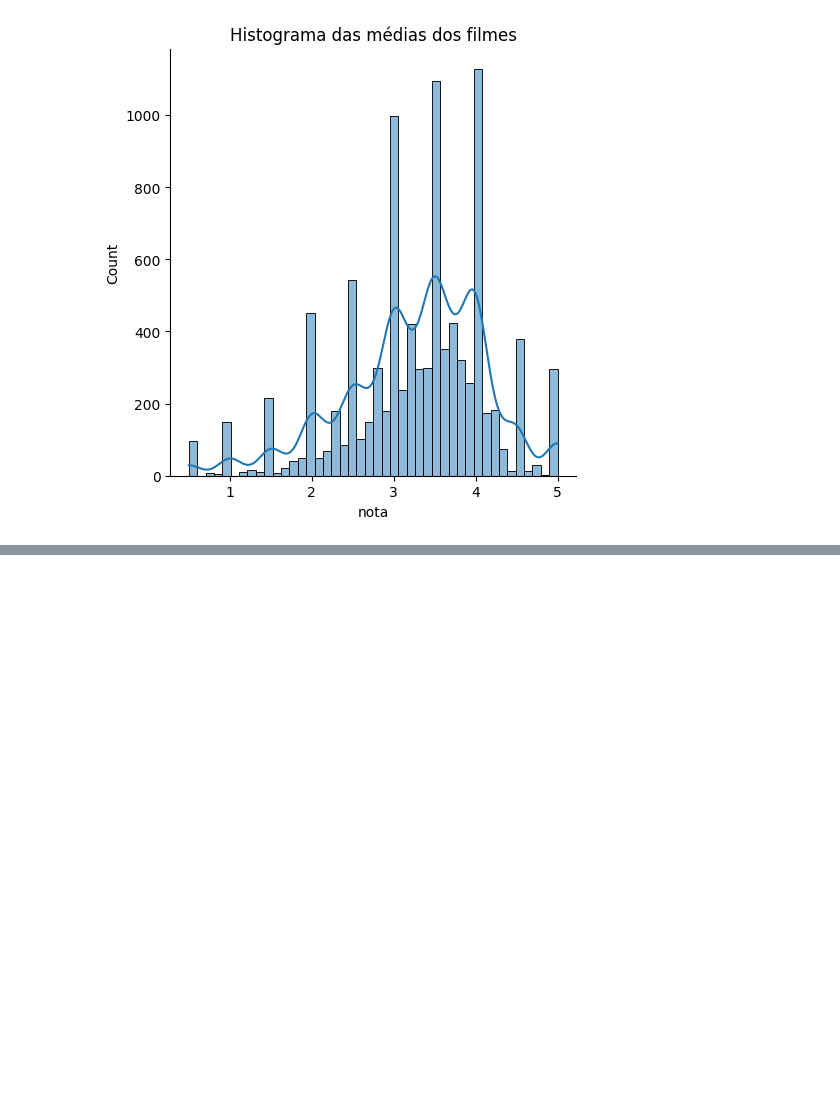
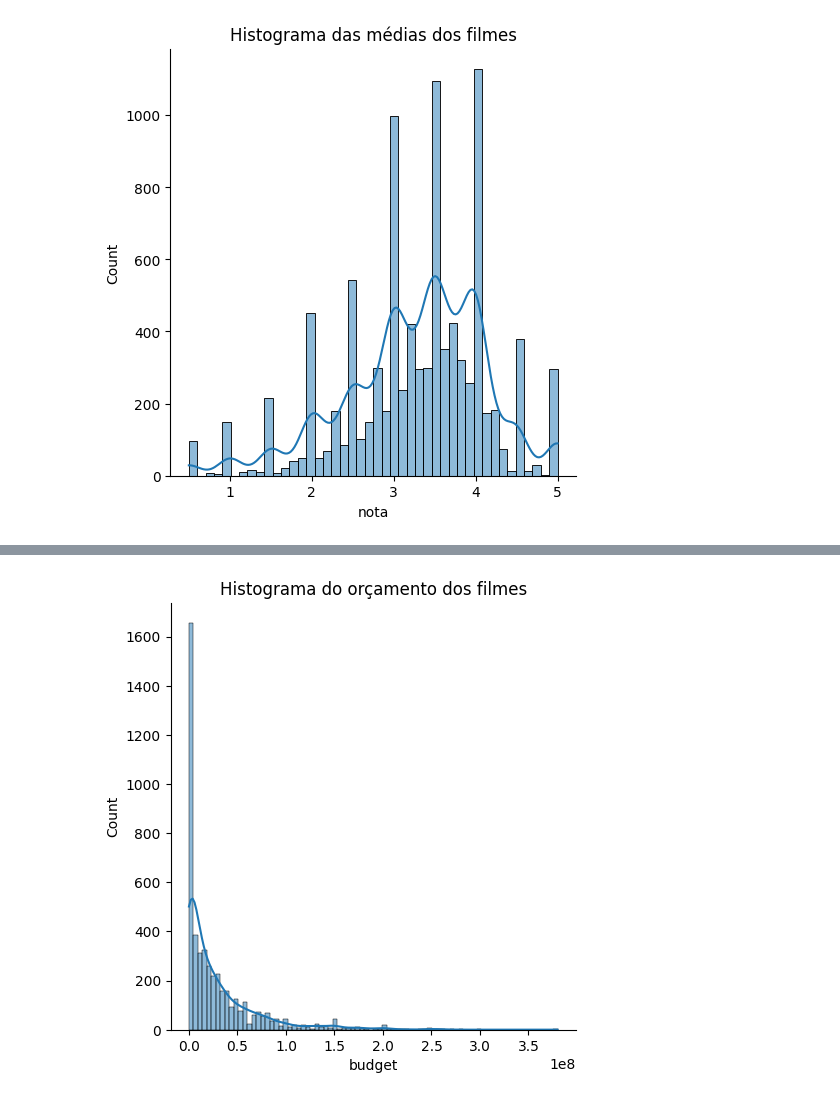
Before and after one commit to rgrAndrade/DataDive, a Jupyter notebook: DataDive.ipynb, the cells around one changed output, grey strips where cells are left out. Cells and saved outputs as stored; diff of their text form; code cells hidden in the pictures; blank space fills up the shorter version.

```diff
--- a/DataDive.ipynb
+++ b/DataDive.ipynb
@@ -167,0 +184,8 @@ Text(0.5, 1.0, 'Histograma das médias dos filmes')
+# %%
+# prompt: gráfico de distribuição do orçamento dos filmes
+
+sns.displot(tmdb["budget"], kde=True)
+plt.title("Histograma do orçamento dos filmes")
+plt.show()
+# %% [output]
+[figure, added]
```
Also changed, not shown: parts of 5 cells of this notebook.
